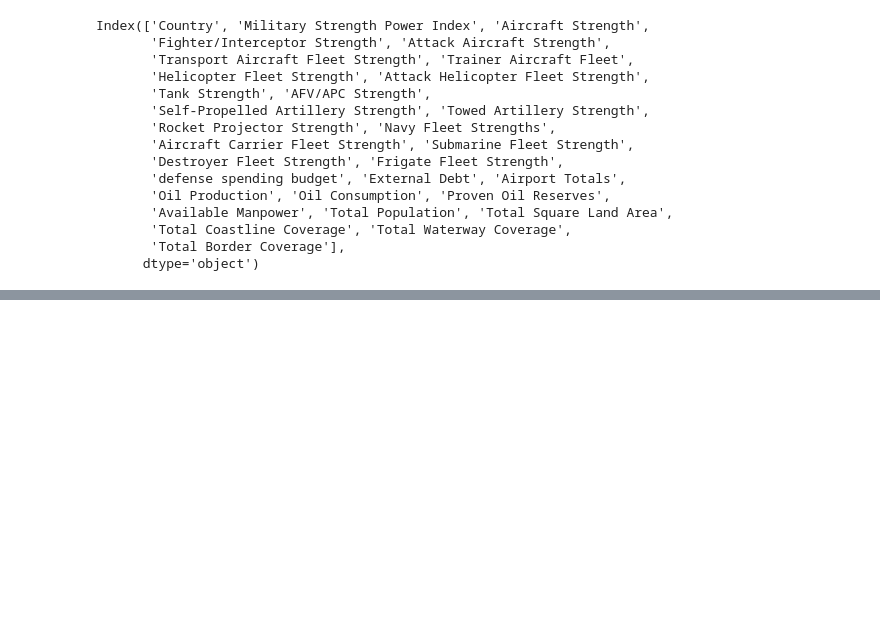
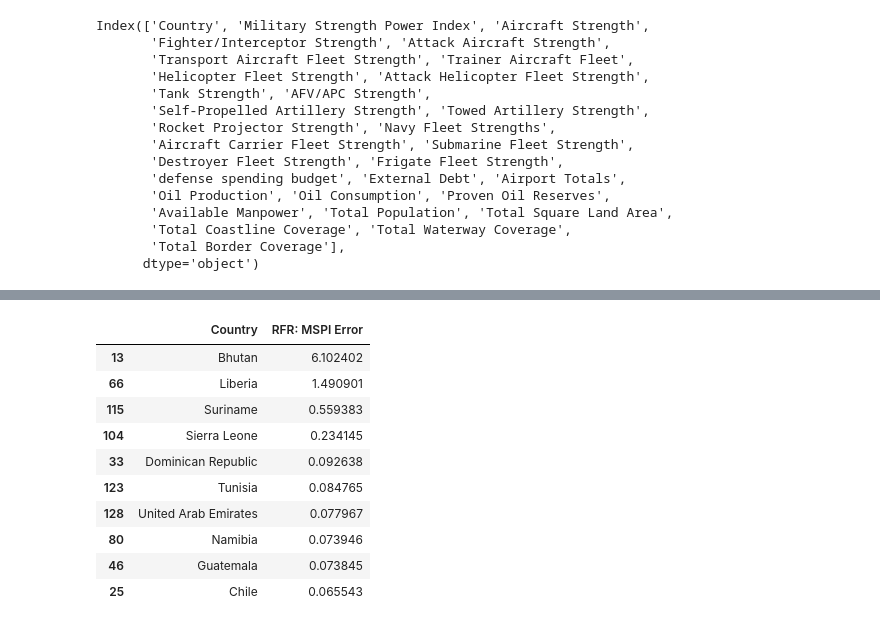
Before and after one commit to matthewcavanaugh96/magnimind, a Jupyter notebook: Military Power/Military Power.ipynb, the cells around one changed output, grey strips where cells are left out. Cells and saved outputs as stored; diff of their text form; code cells hidden in the pictures; blank space fills up the shorter version.

```diff
--- a/Military Power/Military Power.ipynb
+++ b/Military Power/Military Power.ipynb
@@ -259,0 +256,14 @@ dtype: object
+# %%
+military_power[['Country', 'RFR: MSPI Error']].sort_values(by='RFR: MSPI Error', ascending=False).head(10)
+# %% [output]
+|  | Country | RFR: MSPI Error |
+| 13 | Bhutan | 6.102402 |
+| 66 | Liberia | 1.490901 |
+| 115 | Suriname | 0.559383 |
+| 104 | Sierra Leone | 0.234145 |
+| 33 | Dominican Republic | 0.092638 |
+| 123 | Tunisia | 0.084765 |
+| 128 | United Arab Emirates | 0.077967 |
+| 80 | Namibia | 0.073946 |
+| 46 | Guatemala | 0.073845 |
+| 25 | Chile | 0.065543 |
```
Also changed, not shown: parts of 18 cells of this notebook.
